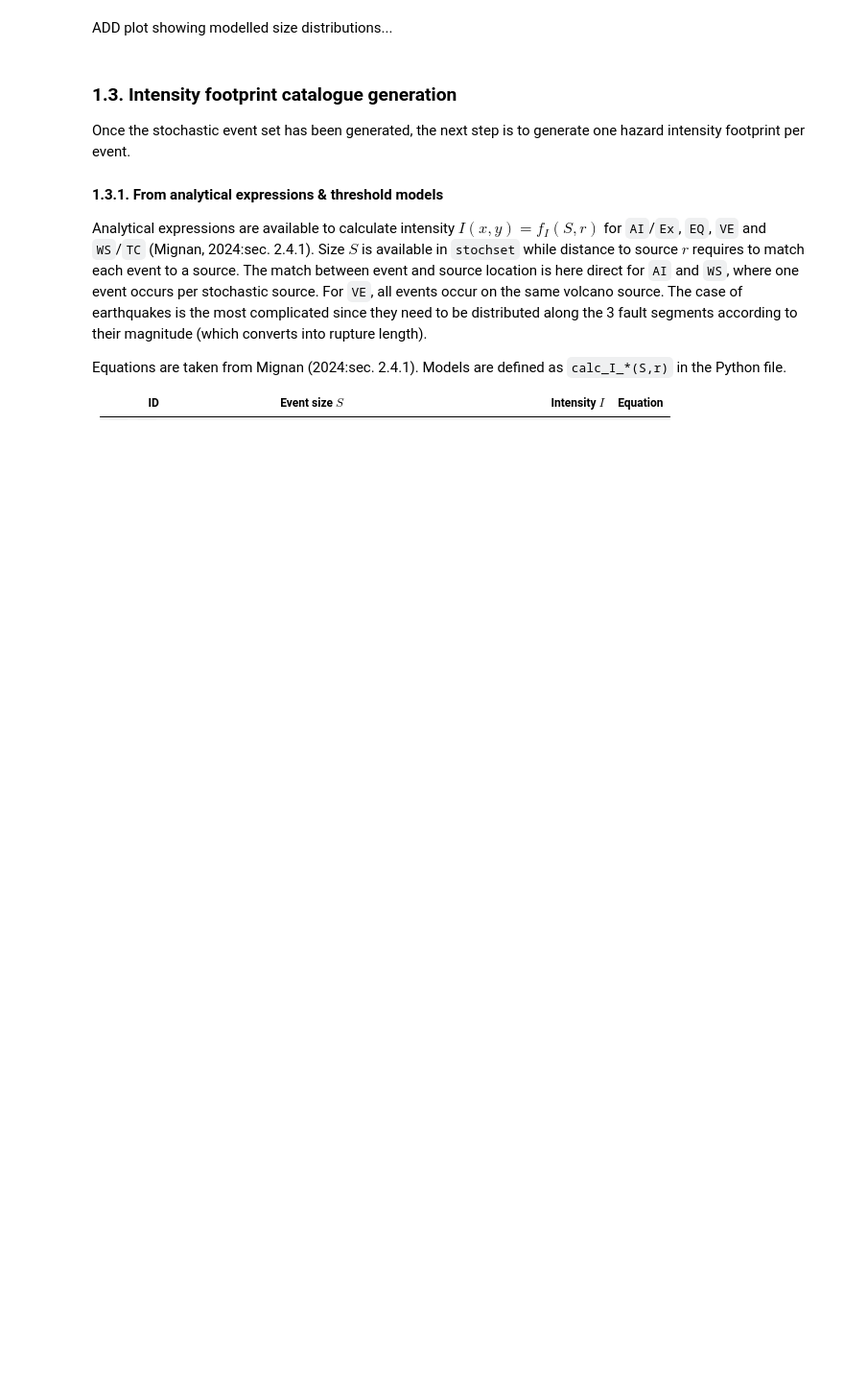
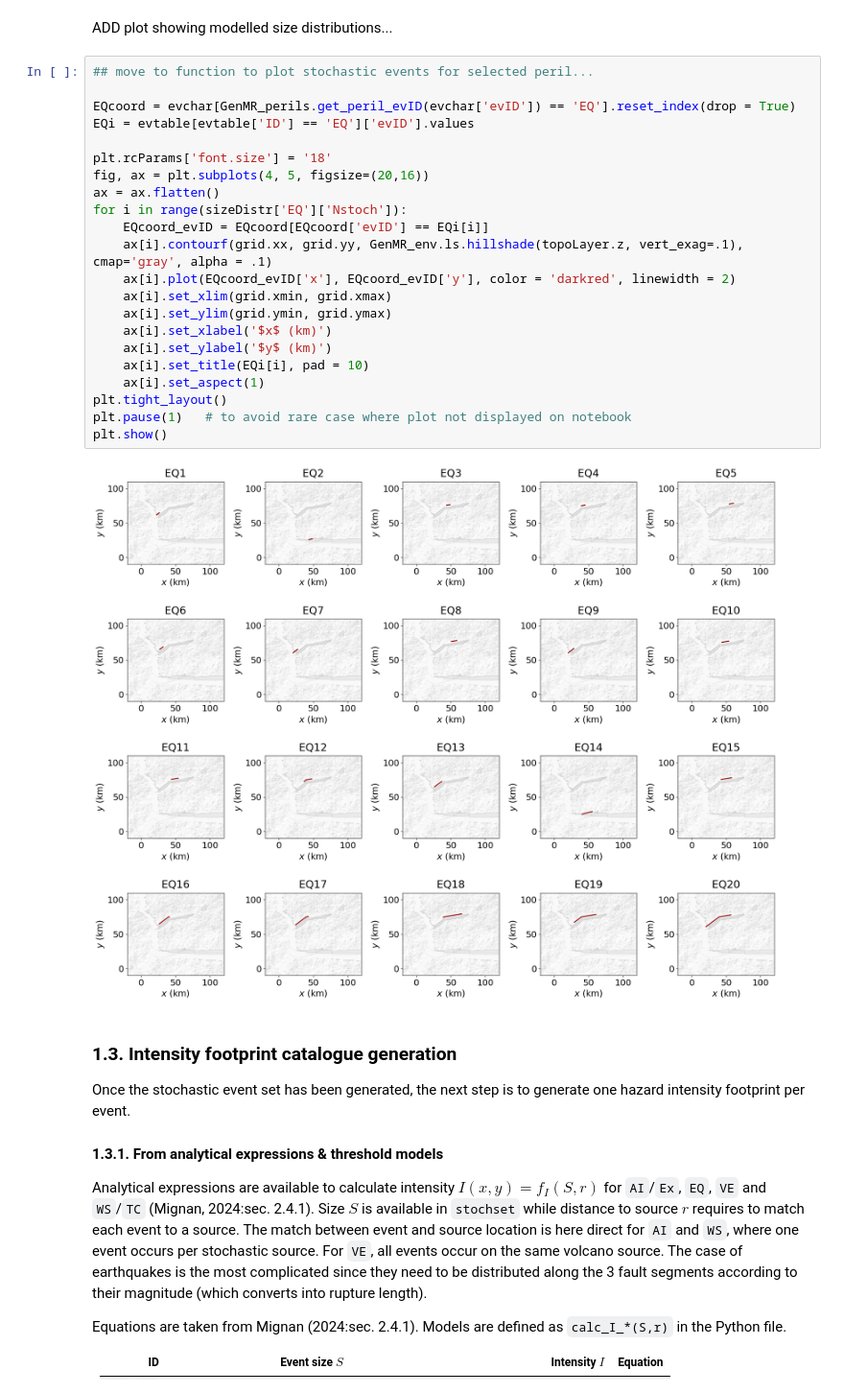
Before and after one commit to MignanRiskAnalytics/GenMR_SCOR, a Jupyter notebook: jupyter_execute/notebooks/Tutorial2_DigitalTemplate_perils.ipynb, the cells around one changed output. Shown at 96% size. Saved outputs shown, nothing was run; the diff lists cells and outputs as text; blank space fills up the shorter version.

```diff
--- a/jupyter_execute/notebooks/Tutorial2_DigitalTemplate_perils.ipynb
+++ b/jupyter_execute/notebooks/Tutorial2_DigitalTemplate_perils.ipynb
@@ -199,5 +199,29 @@ stochset
 # %% [markdown]
 ADD plot showing modelled size distributions...
+# %%
+## move to function to plot stochastic events for selected peril...
+
+EQcoord = evchar[GenMR_perils.get_peril_evID(evchar['evID']) == 'EQ'].reset_index(drop = True)
+EQi = evtable[evtable['ID'] == 'EQ']['evID'].values
+
+plt.rcParams['font.size'] = '18'
+fig, ax = plt.subplots(4, 5, figsize=(20,16))
+ax = ax.flatten()
+for i in range(sizeDistr['EQ']['Nstoch']):
+    EQcoord_evID = EQcoord[EQcoord['evID'] == EQi[i]]
+    ax[i].contourf(grid.xx, grid.yy, GenMR_env.ls.hillshade(topoLayer.z, vert_exag=.1), cmap='gray', alpha = .1)
+    ax[i].plot(EQcoord_evID['x'], EQcoord_evID['y'], color = 'darkred', linewidth = 2)
+    ax[i].set_xlim(grid.xmin, grid.xmax)
+    ax[i].set_ylim(grid.ymin, grid.ymax)
+    ax[i].set_xlabel('$x$ (km)')
+    ax[i].set_ylabel('$y$ (km)')
+    ax[i].set_title(EQi[i], pad = 10)
+    ax[i].set_aspect(1)
+plt.tight_layout()
+plt.pause(1)   # to avoid rare case where plot not displayed on notebook
+plt.show()
+# %% [output]
+[figure, added]
 # %% [markdown]
 ### 1.3. Intensity footprint catalogue generation
 
```
Also changed, not shown: parts of 7 cells of this notebook, 22 other files.
